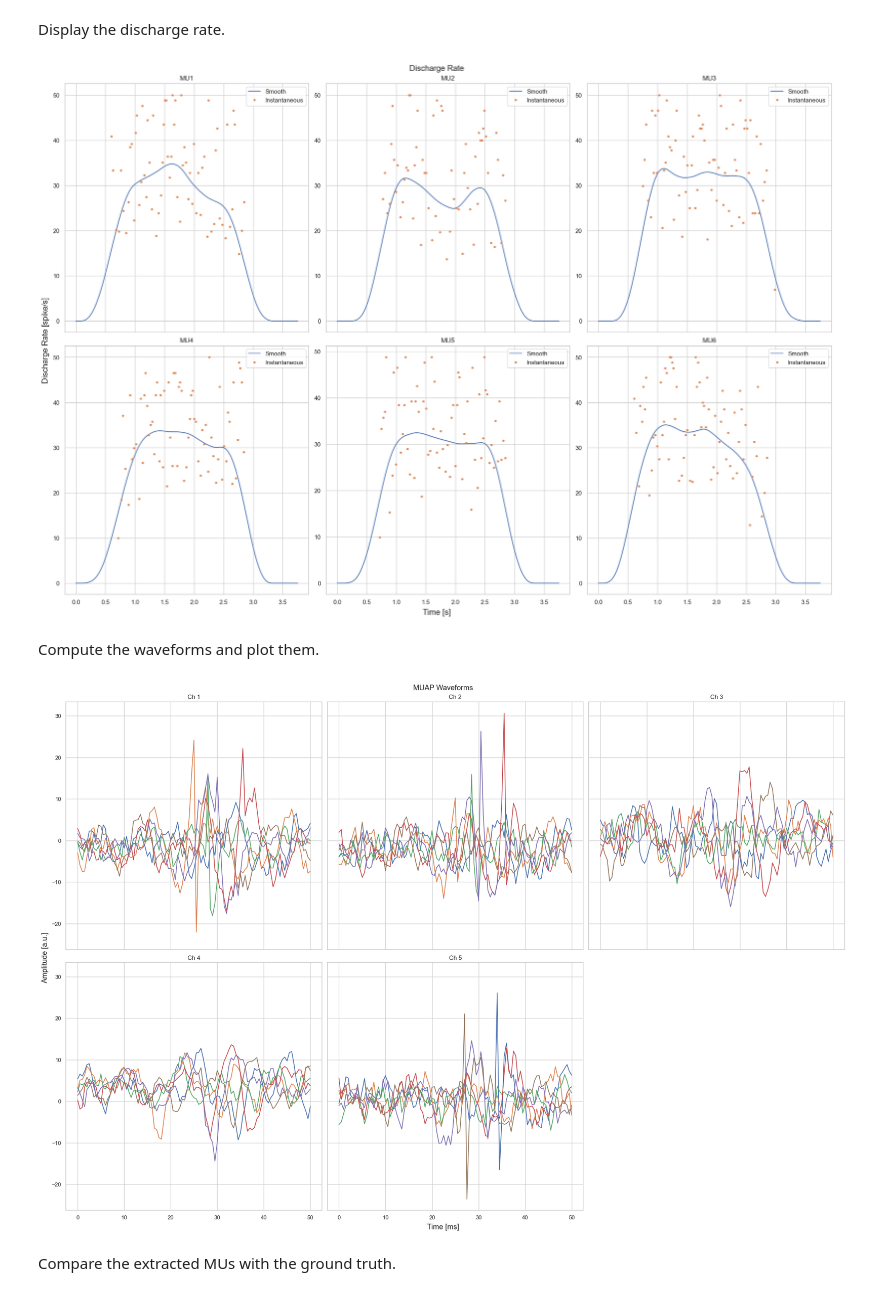
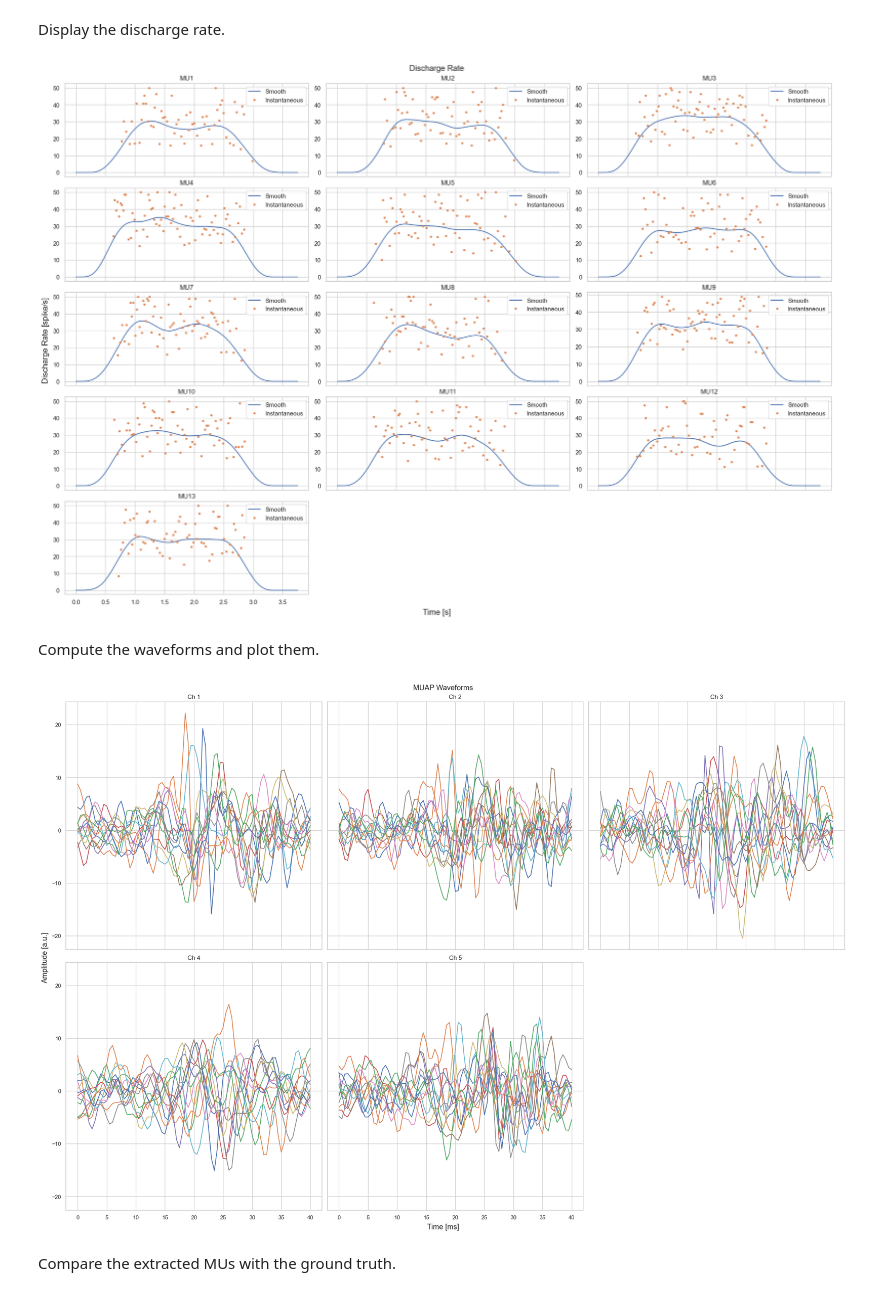
Before and after one commit to RoryLi98/sEMG-Toolkit, a Jupyter notebook: examples/Decomposition of isometric synthetic HDsEMG signals.ipynb, the cells around one changed output. Saved outputs shown, nothing was run; the diff lists cells and outputs as text; code cells hidden in the pictures.

```diff
--- a/examples/Decomposition of isometric synthetic HDsEMG signals.ipynb
+++ b/examples/Decomposition of isometric synthetic HDsEMG signals.ipynb
@@ -183,9 +183,9 @@ for i in range(channel_array.shape[0]):
     channel_array_removed_artifacts[i] = np.where(np.abs(channel_array[i]) > threshold, mean, channel_array[i])
 
 
-filter_channel_array = emgkit.preprocessing.bandpass_filter(channel_array_removed_artifacts, low_cut=50, high_cut=150, fs=FS, order=5)
+filter_channel_array = bandpass_filter(channel_array_removed_artifacts, lowcut=20, highcut=500, fs=FS, order=5)
 # emgkit.plotting.plot_all_signal(
-#     channel_array_removed_artifacts,
+#     filter_channel_array,
 #     fs=FS,
 #     title=f"Preprocessed sEMG Signal({SUBJECT_TYPE})",
 #     y_label="Amplitude [\u03BCV]",
@@ -316,7 +316,7 @@ plt.show()
 [figure]
 # %%
 num_selected = 0
-channel_array_removed_artifacts_backup = channel_array_removed_artifacts
+channel_array_removed_artifacts_backup = filter_channel_array
 channel_array_removed_artifacts = channel_array_removed_artifacts_backup[:, int(stimulation_starts[num_selected]*FS):int(stimulation_ends[num_selected]*FS)]
 emg_formal  = pd.DataFrame({
                             "Ch1": channel_array_removed_artifacts[0],
@@ -327,4 +327,5 @@ emg_formal  = pd.DataFrame({
                             "Ch6": channel_array_removed_artifacts[5],
                             })
 emg_formal.shape
+nk.signal_plot(emg_formal, sampling_rate=2000,subplots=True)
 # %% [output]
@@ -385,14 +386,14 @@ Display the discharge rate.
 # %%
 emgkit.plotting.plot_discharges(spikes_t, ext_sig_len_s, fs, fig_size=(20, 14))
 # %% [output]
-[figure, old version]
+[figure, new version]
 # %% [markdown]
 Compute the waveforms and plot them.
 # %%
-wfs = emgkit.utils.compute_waveforms(emg_formal, spikes_t, wf_radius_ms=25.0, fs=fs)
+wfs = emgkit.utils.compute_waveforms(emg_formal, spikes_t, wf_radius_ms=20.0, fs=fs)
 
 emgkit.plotting.plot_waveforms(wfs, fs=fs,n_cols=3, fig_size=(22, 15))
 # %% [output]
-[figure, old version]
+[figure, new version]
 # %% [markdown]
 Compare the extracted MUs with the ground truth.
```
Also changed, not shown: parts of 6 cells of this notebook.
